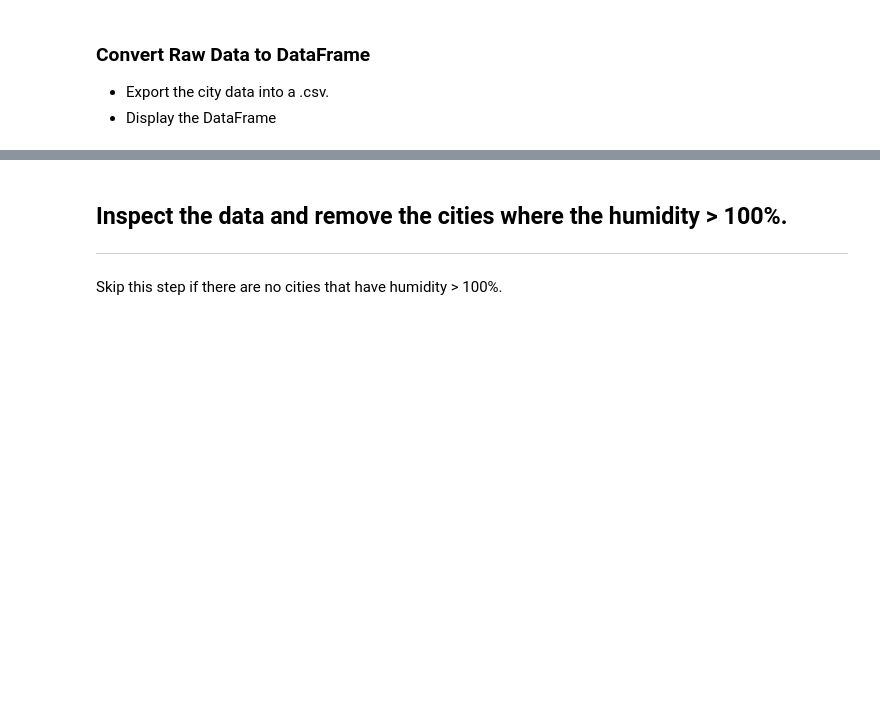
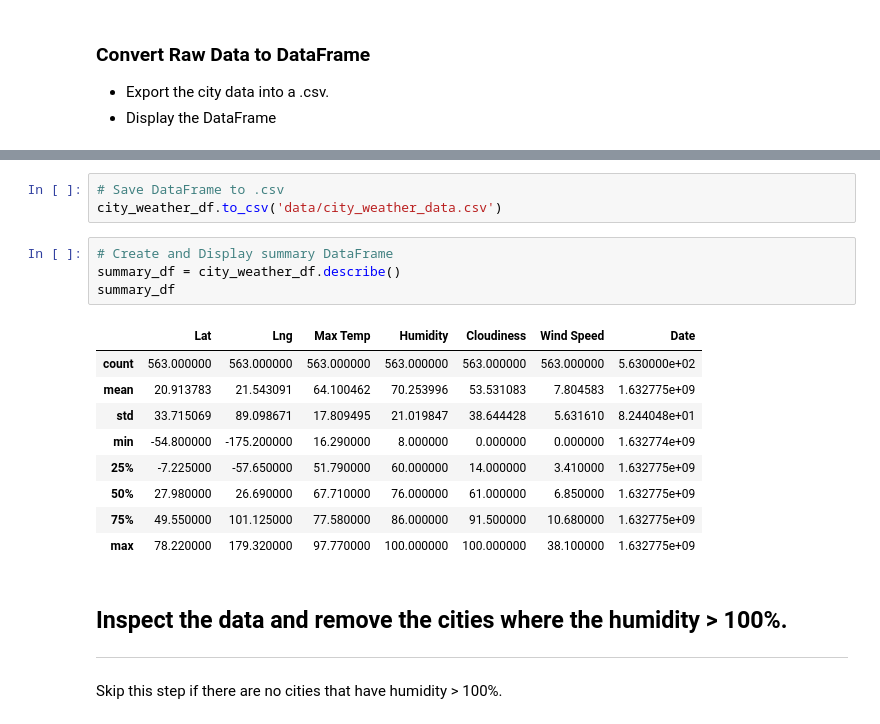
Before and after one commit to serenaremlang/python-api-challenge, a Jupyter notebook: WeatherPy.ipynb, the cells around one changed output, grey strips where cells are left out. Saved outputs shown, nothing was run; the diff lists cells and outputs as text; blank space fills up the shorter version.

```diff
--- a/WeatherPy.ipynb
+++ b/WeatherPy.ipynb
@@ -178,3 +163,20 @@ city_weather_df
+# %%
+# Save DataFrame to .csv
+city_weather_df.to_csv('data/city_weather_data.csv')
+# %%
+# Create and Display summary DataFrame
+summary_df = city_weather_df.describe()
+summary_df
+# %% [output]
+|  | Lat | Lng | Max Temp | Humidity | Cloudiness | Wind Speed | Date |
+| count | 563.000000 | 563.000000 | 563.000000 | 563.000000 | 563.000000 | 563.000000 | 5.630000e+02 |
+| mean | 20.913783 | 21.543091 | 64.100462 | 70.253996 | 53.531083 | 7.804583 | 1.632775e+09 |
+| std | 33.715069 | 89.098671 | 17.809495 | 21.019847 | 38.644428 | 5.631610 | 8.244048e+01 |
+| min | -54.800000 | -175.200000 | 16.290000 | 8.000000 | 0.000000 | 0.000000 | 1.632774e+09 |
+| 25% | -7.225000 | -57.650000 | 51.790000 | 60.000000 | 14.000000 | 3.410000 | 1.632775e+09 |
+| 50% | 27.980000 | 26.690000 | 67.710000 | 76.000000 | 61.000000 | 6.850000 | 1.632775e+09 |
+| 75% | 49.550000 | 101.125000 | 77.580000 | 86.000000 | 91.500000 | 10.680000 | 1.632775e+09 |
+| max | 78.220000 | 179.320000 | 97.770000 | 100.000000 | 100.000000 | 38.100000 | 1.632775e+09 |
 # %% [markdown]
 ## Inspect the data and remove the cities where the humidity > 100%.
 ----
```
Also changed, not shown: parts of 8 cells of this notebook.
